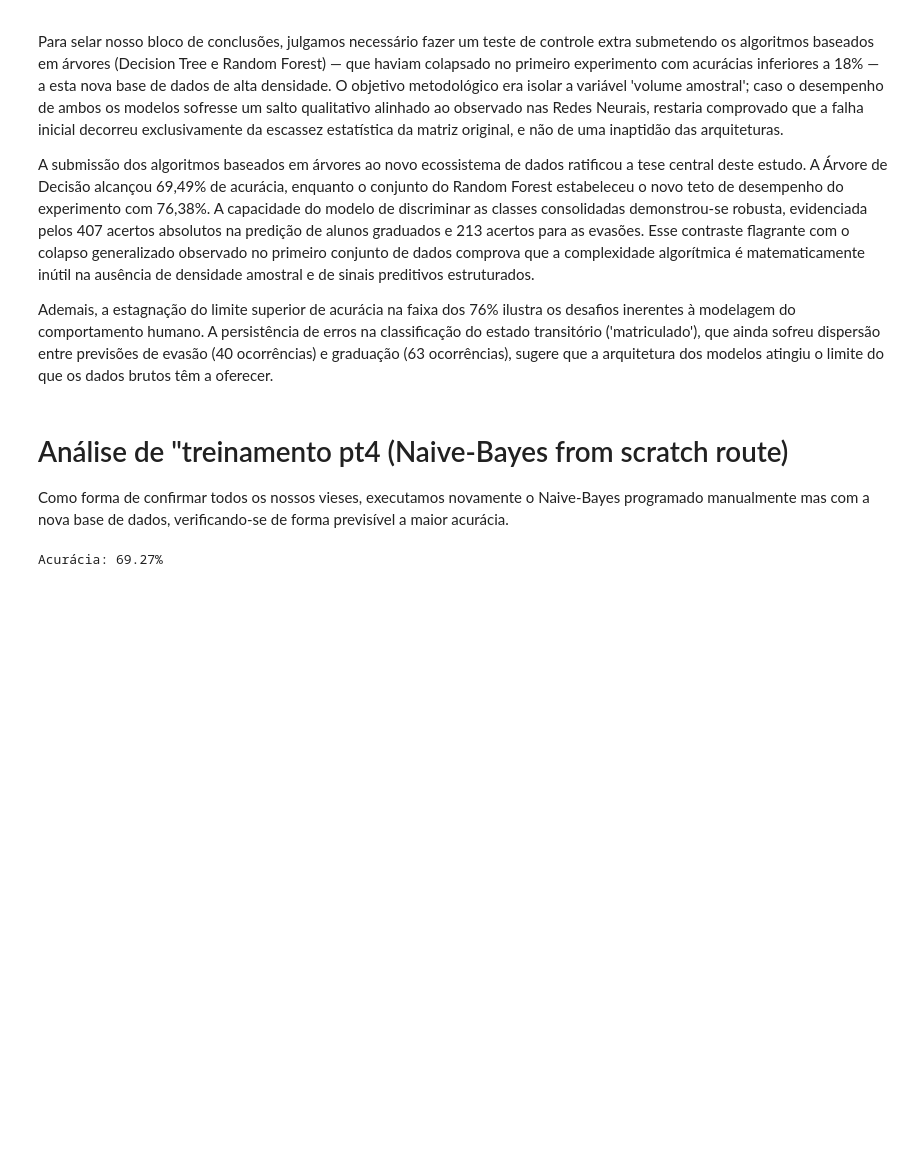
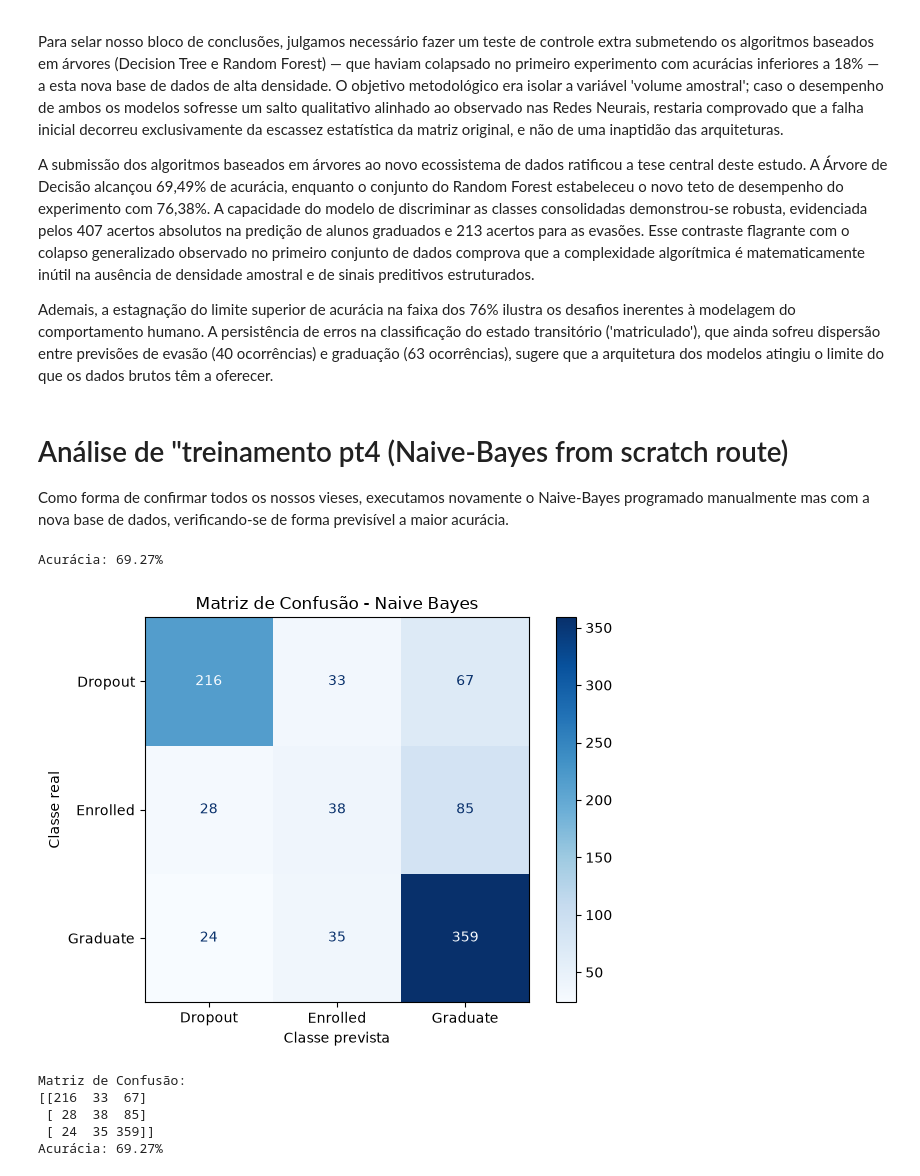
Before and after one commit to henrysep006/Trabalho-1-IA, a Jupyter notebook: notebooks/exploracao_pt2.ipynb, the cells around one changed output. Drawn from its saved outputs; the diff is of its cells as text; code cells hidden in the pictures; blank space fills up the shorter version.

Commit message:
Matriz de Confusão - NB

```diff
--- a/notebooks/exploracao_pt2.ipynb
+++ b/notebooks/exploracao_pt2.ipynb
@@ -237,6 +237,8 @@ Como forma de confirmar todos os nossos vieses, executamos novamente o Naive-Bay
 from pandas import DataFrame, read_csv
 from math import sqrt, exp, pi, log
 from sklearn.model_selection import train_test_split
+import matplotlib.pyplot as plt
+from sklearn.metrics import confusion_matrix, ConfusionMatrixDisplay
 
 def prob_naive_produtorio(x, media, desvio, prio):
 
@@ -294,7 +296,44 @@ def naive_bayes(base_treino, base_testes):
     return saida
 
 #---------INDICADORES------------
+#---------INDICADORES------------
 
+def acuracia(base, saida):
+    acuracia = 0
+    for i in range(len(saida)):
+        if saida[i] == base.iloc[i, -1]:
+            acuracia += 1
+
+    return acuracia / len(saida)
+
+
+def matriz_confusao(base, saida, categorias):
+
+    # Valores reais
+    valores_reais = base.iloc[:, -1]
+
+    # Calcula a matriz de confusão
+    matriz = confusion_matrix(
+        valores_reais,
+        saida,
+        labels=categorias
+    )
+
+    # Configura a visualização
+    exibicao = ConfusionMatrixDisplay(
+        confusion_matrix=matriz,
+        display_labels=categorias
+    )
+
+    exibicao.plot(cmap="Blues", values_format="d")
+
+    plt.title("Matriz de Confusão - Naive Bayes")
+    plt.xlabel("Classe prevista")
+    plt.ylabel("Classe real")
+    plt.tight_layout()
+    plt.show()
+
+    return matriz
 def acuracia(base, saida):
     acuracia = 0
     for i in range(len(saida)):
@@ -303,30 +342,64 @@ def acuracia(base, saida):
 
     return acuracia/len(saida)
 
 
 
 #---------ZONA DE TESTES---------
 
 from pandas import DataFrame, read_csv
 from sklearn.model_selection import train_test_split
+
+#---------ZONA DE TESTES---------
+
+data_2 = read_csv("../dados/raw/data.csv", sep=";")
+
+x_treino, x_teste, y_treino, y_teste = train_test_split(
+    data_2.iloc[:, :-1],
+    data_2.iloc[:, -1],
+    test_size=0.2,
+    random_state=42
+)
+
+data_treino = DataFrame(data=x_treino)
+data_treino["target"] = y_treino
+
+data_teste = DataFrame(data=x_teste)
+data_teste["target"] = y_teste
+
+previsao = naive_bayes(data_treino, data_teste)
+
+print(f"Acurácia: {acuracia(data_teste, previsao)*100:.2f}%")
+
+categorias = data_treino["target"].unique().tolist()
+
+matriz = matriz_confusao(data_teste, previsao, categorias)
+
+print("\nMatriz de Confusão:")
+print(matriz)
 
 data_2 = read_csv("../dados/raw/data.csv", sep=";")
 
 x_treino, x_teste, y_treino, y_teste = train_test_split(
     data_2.iloc[:, :-1],
     data_2.iloc[:, -1],
     test_size=0.2,
     random_state=42
 )
 
 data_treino = DataFrame(data = x_treino)
 data_treino["target"] = y_treino
 
 data_teste = DataFrame(data = x_teste)
 data_teste["target"] = y_teste
 
 previsao = naive_bayes(data_treino, data_teste)
 
 print(f"Acurácia: {acuracia(data_teste, previsao)*100:.2f}%")
 # %% [output]
 Acurácia: 69.27%
+[figure, added]
+Matriz de Confusão:
+[[216  33  67]
+ [ 28  38  85]
+ [ 24  35 359]]
+Acurácia: 69.27%
```
